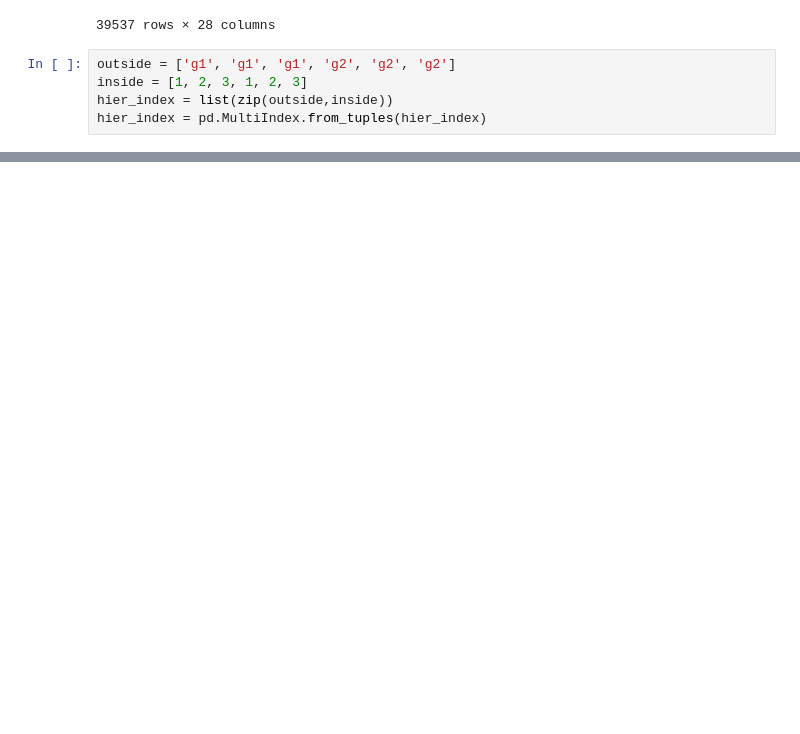
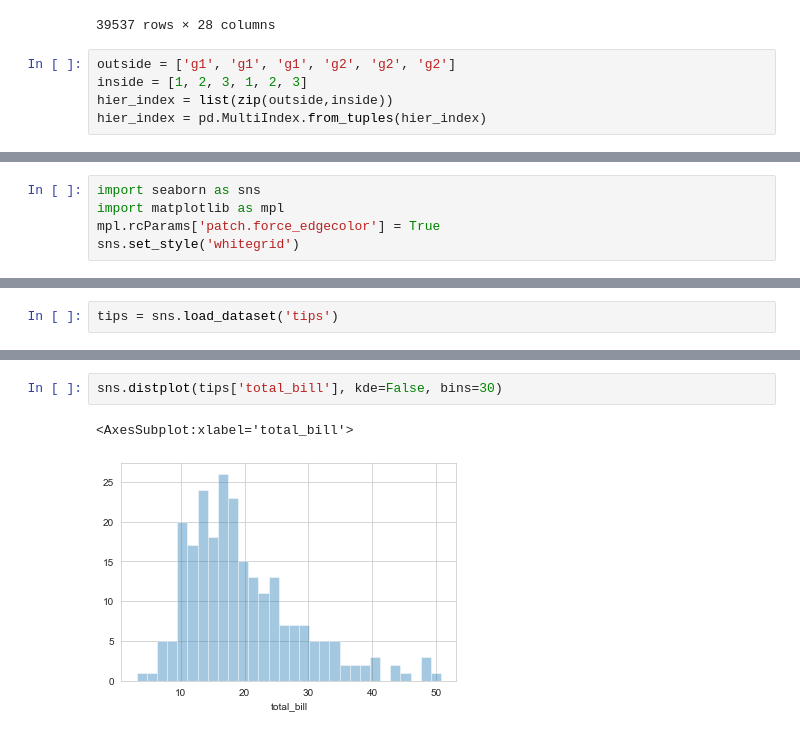
Before and after one commit to amir-nrfkn/U-PyForDS, a Jupyter notebook: code/practice_file.ipynb, the cells around one changed output, grey strips where cells are left out. Cells and saved outputs as stored; diff of their text form; blank space fills up the shorter version.

Commit message:
Seaborn intro, distplot, jointplot, pairplot, rugplot

```diff
--- a/code/practice_file.ipynb
+++ b/code/practice_file.ipynb
@@ -124,0 +127,5 @@ df.xs(1, level='numbers')
+# %%
+import seaborn as sns
+import matplotlib as mpl
+mpl.rcParams['patch.force_edgecolor'] = True
+sns.set_style('whitegrid')
@@ -124,0 +134,2 @@ df.xs(1, level='numbers')
+# %%
+tips = sns.load_dataset('tips')
@@ -124,0 +152,5 @@ df.xs(1, level='numbers')
+# %%
+sns.distplot(tips['total_bill'], kde=False, bins=30)
+# %% [output]
+<AxesSubplot:xlabel='total_bill'>
+[figure, added]
```
Also changed, not shown: parts of 22 cells of this notebook.
